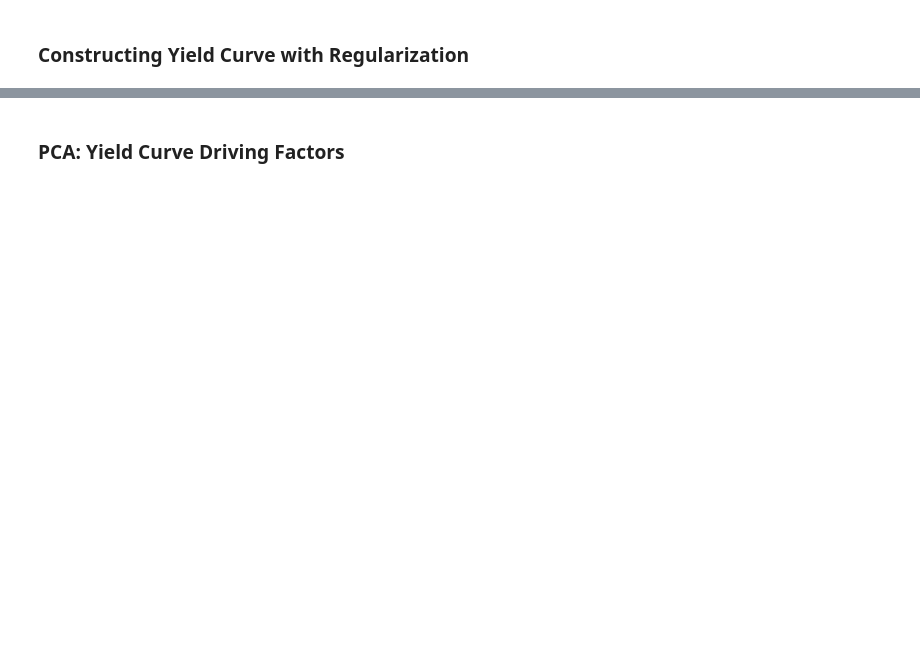
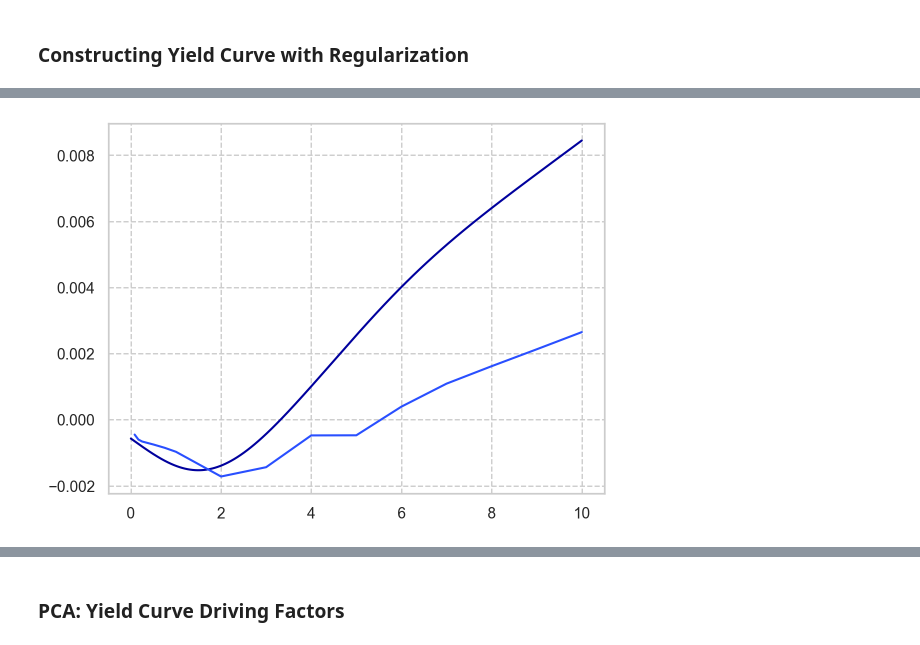
Before and after one commit to Sinbad-The-Sailor/Financial-Mathematics-Notebooks, a Jupyter notebook: ois_yield_curve.ipynb, the cells around one changed output, grey strips where cells are left out. Drawn from its saved outputs; the diff is of its cells as text; code cells hidden in the pictures; blank space fills up the shorter version.

```diff
--- a/ois_yield_curve.ipynb
+++ b/ois_yield_curve.ipynb
@@ -102,2 +102,24 @@ plt.show()
 # %% [markdown]
 ### Constructing Yield Curve with Regularization
+# %%
+ampl.close()
+ampl = AMPL(Environment(path))
+ampl.read('ampl_models/forwardRatesLS.mod')
+
+# Setting all parameters needed in the AMPL mod file.
+ampl.get_parameter('p').set(1e-7)
+ampl.get_parameter('dt').set(1/365)
+ampl.get_parameter('n').set(365*10)
+ampl.get_parameter('m').set(len(T))
+ampl.get_parameter('M').setValues(T)
+ampl.get_parameter('r').setValues(zero_rates)
+
+# Seeting the solver.
+ampl.setOption('solver', "ampl/mac/ampl_macos64/ipopt")
+
+# Solving.
+ampl.solve()
+
+# Fetching solution.
+f = ampl.get_variable("f").get_values()
+z = ampl.get_variable("z").get_values()
@@ -103,0 +144,8 @@ plt.show()
+# %%
+fS = f.get_column("f.val").to_list()
+z = z.get_column("z.val").to_list()
+plt.plot(np.linspace(0, 10, len(fS)), fS)
+plt.plot(T, zero_rates)
+plt.show()
+# %% [output]
+[figure, added]
```
Also changed, not shown: parts of 6 cells of this notebook, 1 other file.
